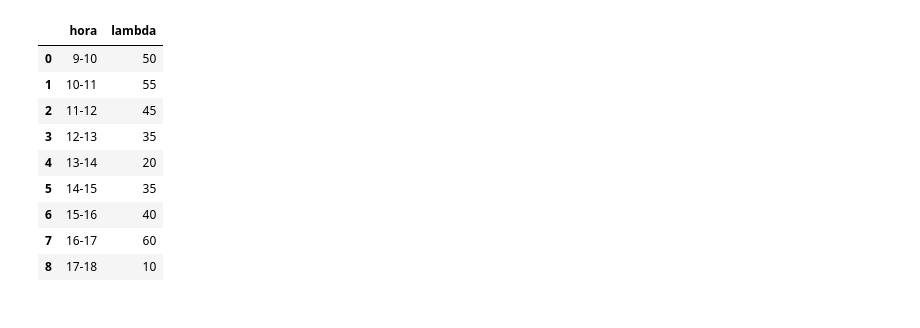
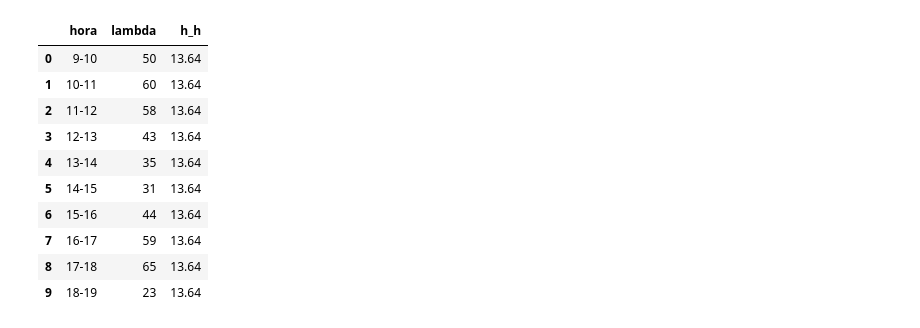
Before and after one commit to antonio-xrp/data_science_ibm, a Jupyter notebook: notebooks/colas.ipynb, the cells around one changed output. Cells and saved outputs as stored; diff of their text form; code cells hidden in the pictures.

```diff
--- a/notebooks/colas.ipynb
+++ b/notebooks/colas.ipynb
@@ -6,25 +6,29 @@ import matplotlib.pyplot as plt
 from matplotlib import style
 style.use('ggplot')
 # %%
-horas = ['9-10', '10-11', '11-12', '12-13', '13-14', '14-15', '15-16', '16-17', '17-18']
-lambdas = [50, 55, 45, 35, 20, 35, 40, 60, 10]
+horas = ['9-10', '10-11', '11-12', '12-13', '13-14', '14-15', '15-16', '16-17', '17-18', '18-19']
+lambdas = [50, 60, 58, 43, 35, 31, 44, 59, 65, 23]
+h_h = [13.64, 13.64,13.64,13.64,13.64,13.64,13.64,13.64,13.64,13.64]
+c_e = [27.29,27.29,27.29,27.29,27.29,27.29,27.29,27.29,27.29,27.29,27.29,27.29, ]
 
 df = pd.DataFrame({
     'hora':horas,
-    'lambda':lambdas
+    'lambda':lambdas,
+    'h_h':h_h
 })
 df
 # %% [output]
-|  | hora | lambda |
-| 0 | 9-10 | 50 |
-| 1 | 10-11 | 55 |
-| 2 | 11-12 | 45 |
-| 3 | 12-13 | 35 |
-| 4 | 13-14 | 20 |
-| 5 | 14-15 | 35 |
-| 6 | 15-16 | 40 |
-| 7 | 16-17 | 60 |
-| 8 | 17-18 | 10 |
+|  | hora | lambda | h_h |
+| 0 | 9-10 | 50 | 13.64 |
+| 1 | 10-11 | 60 | 13.64 |
+| 2 | 11-12 | 58 | 13.64 |
+| 3 | 12-13 | 43 | 13.64 |
+| 4 | 13-14 | 35 | 13.64 |
+| 5 | 14-15 | 31 | 13.64 |
+| 6 | 15-16 | 44 | 13.64 |
+| 7 | 16-17 | 59 | 13.64 |
+| 8 | 17-18 | 65 | 13.64 |
+| 9 | 18-19 | 23 | 13.64 |
 # %%
 # Mezcla de operaciones
 # probs = [0.33, 0.28, 0.25, 0.07, 0.03]
```
Also changed, not shown: parts of 4 cells of this notebook.
